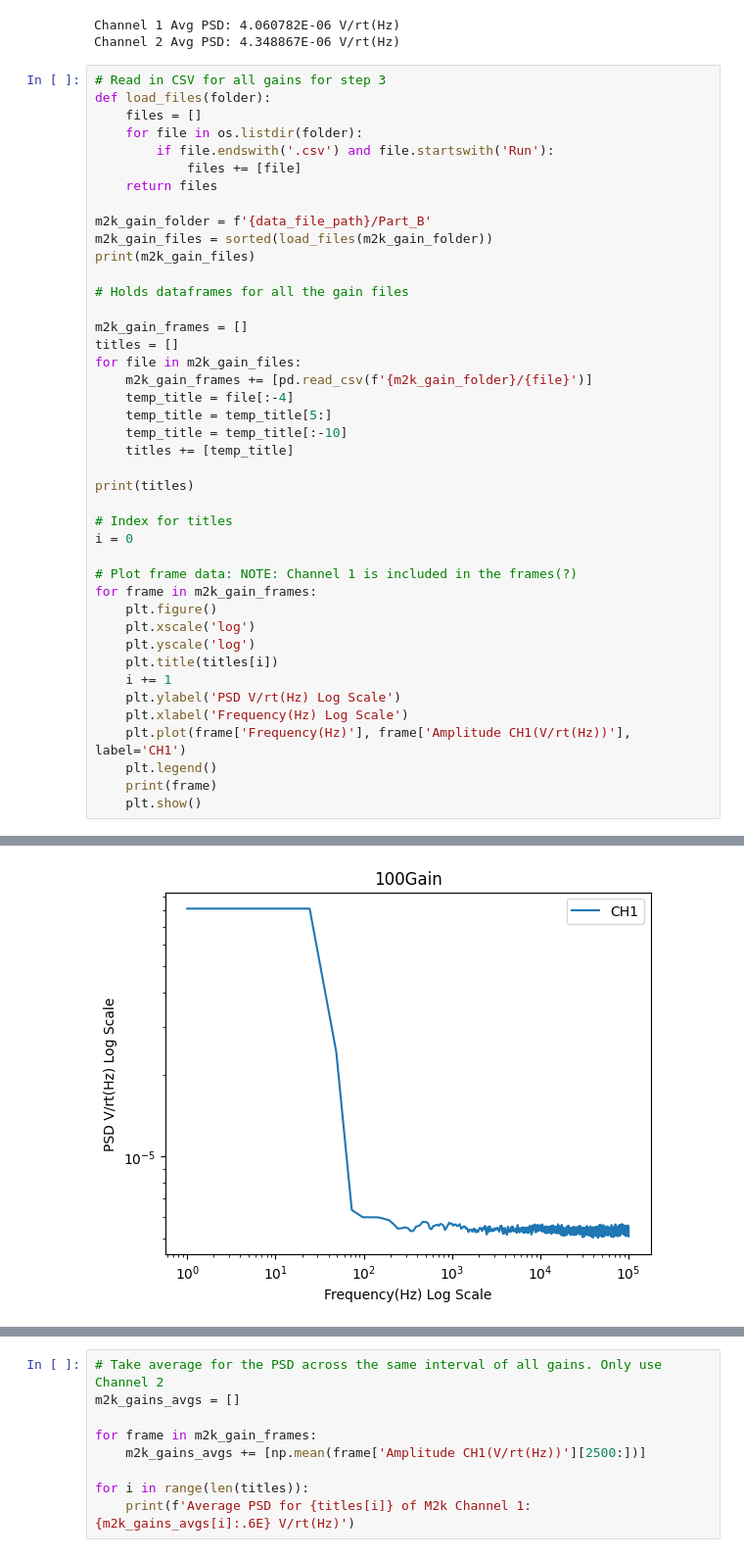
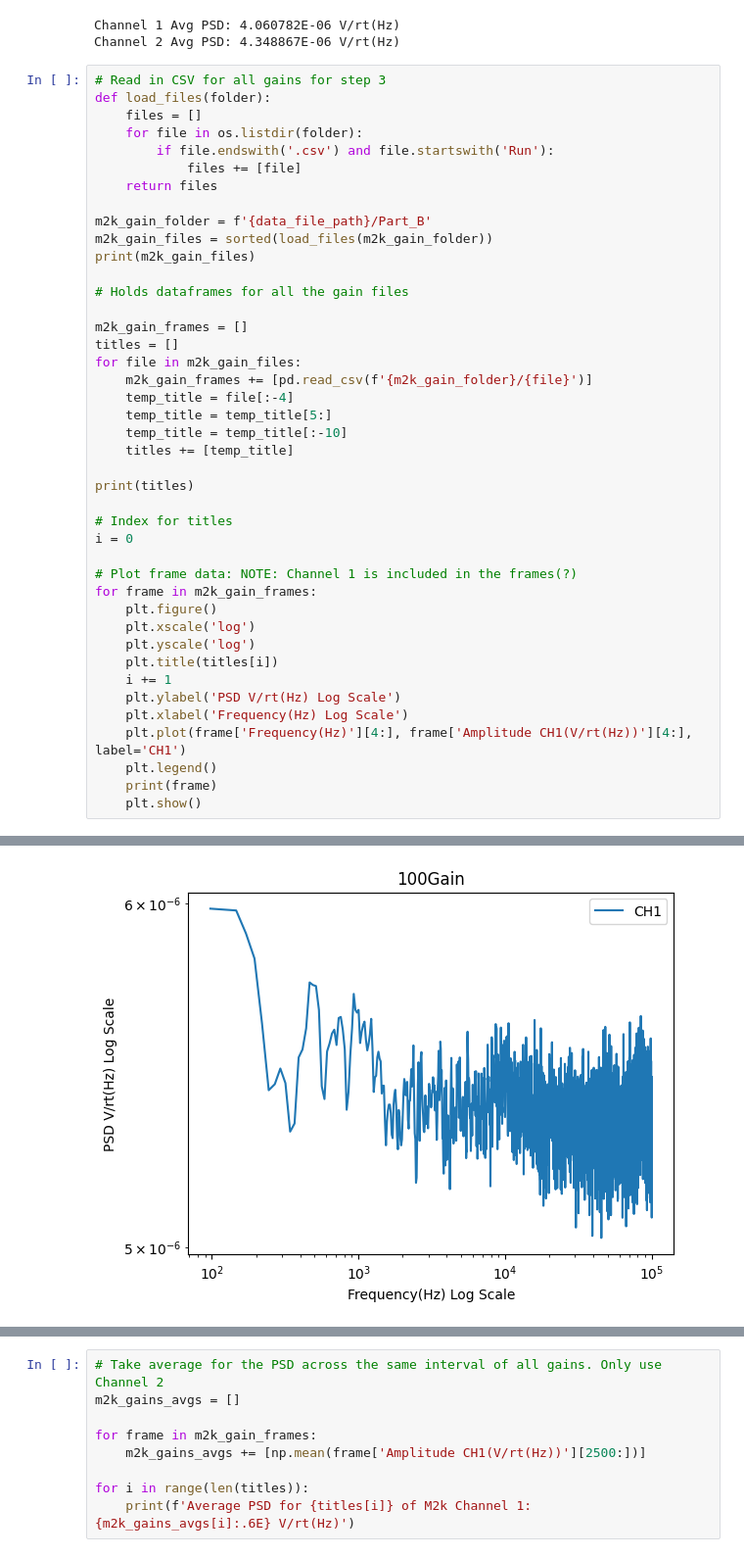
Before and after one commit to MazinDan/Analog_Lab_B, a Jupyter notebook: Lab_4_Report/Analog_Lab4.ipynb, the cells around one changed output, grey strips where cells are left out. Shown at 98% size. Drawn from its saved outputs; the diff is of its cells as text.

Commit message:
Remove leading 4 samples from 4b SR560m plots

```diff
--- a/Lab_4_Report/Analog_Lab4.ipynb
+++ b/Lab_4_Report/Analog_Lab4.ipynb
@@ -215,35 +215,35 @@ i = 0
 
 # Plot frame data: NOTE: Channel 1 is included in the frames(?)
 for frame in m2k_gain_frames:
     plt.figure()
     plt.xscale('log')
     plt.yscale('log')
     plt.title(titles[i])
     i += 1
     plt.ylabel('PSD V/rt(Hz) Log Scale')
     plt.xlabel('Frequency(Hz) Log Scale')
-    plt.plot(frame['Frequency(Hz)'], frame['Amplitude CH1(V/rt(Hz))'], label='CH1')
+    plt.plot(frame['Frequency(Hz)'][4:], frame['Amplitude CH1(V/rt(Hz))'][4:], label='CH1')
     plt.legend()
     print(frame)
     plt.show()
 # %% [output]
 ['Run1_100Gain_Ch1_1Plus.csv', 'Run2_200Gain_Ch1_1Plus.csv', 'Run3_500Gain_Ch1_1Plus.csv', 'Run4_1000Gain_Ch1_1Plus.csv', 'Run5_2000Gain_Ch1_1Plus.csv', 'Run6_5000Gain_Ch1_1Plus.csv', 'Run7_10000Gain_ ...
 ['100Gain', '200Gain', '500Gain', '1000Gain', '2000Gain', '5000Gain', '10000Gain', '20000Gain', '50000Gain']
       Sample  Frequency(Hz)  Amplitude CH1(V/rt(Hz))  Amplitude CH2(V/rt(Hz))
 0          0         1.0000                 0.000081                 0.000695
 1          1        24.4141                 0.000081                 0.000695
 2          2        48.8281                 0.000024                 0.000201
 3          3        73.2422                 0.000006                 0.000017
 4          4        97.6563                 0.000006                 0.000004
 ...      ...            ...                      ...                      ...
 4091    4091     99877.9000                 0.000005                 0.000004
 4092    4092     99902.3000                 0.000005                 0.000004
 4093    4093     99926.8000                 0.000005                 0.000004
 4094    4094     99951.2000                 0.000005                 0.000004
 4095    4095     99975.6000                 0.000005                 0.000004
 
 [4096 rows x 4 columns]
-[figure, old version]
+[figure, new version]
       Sample  Frequency(Hz)  Amplitude CH1(V/rt(Hz))  Amplitude CH2(V/rt(Hz))
 0          0         1.0000                 0.000066                 0.000713
 1          1        24.4141                 0.000066                 0.000713
```
Also changed, not shown: parts of 2 cells of this notebook.
